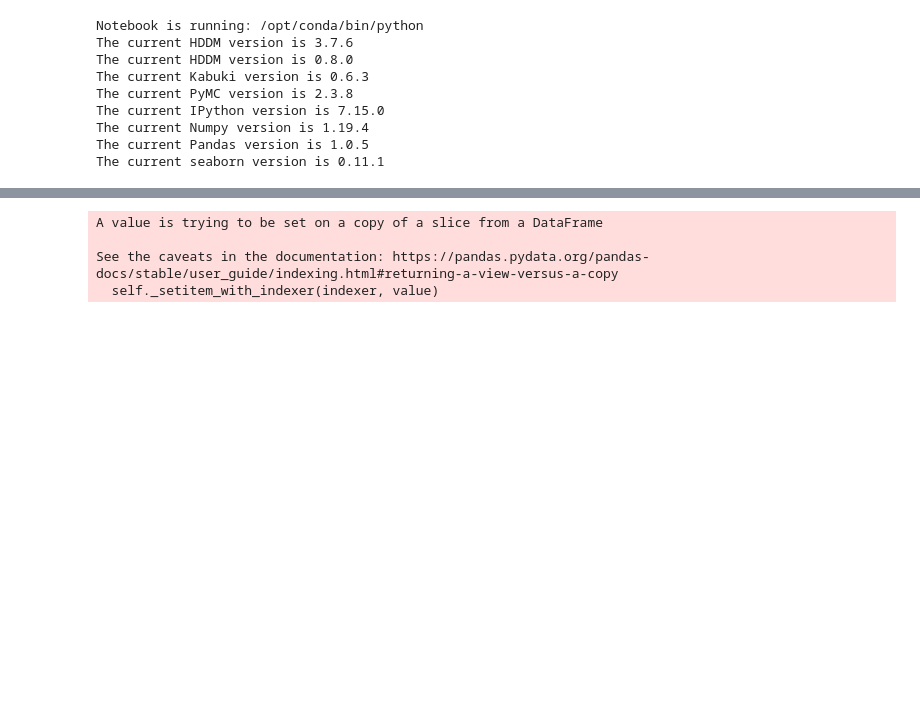
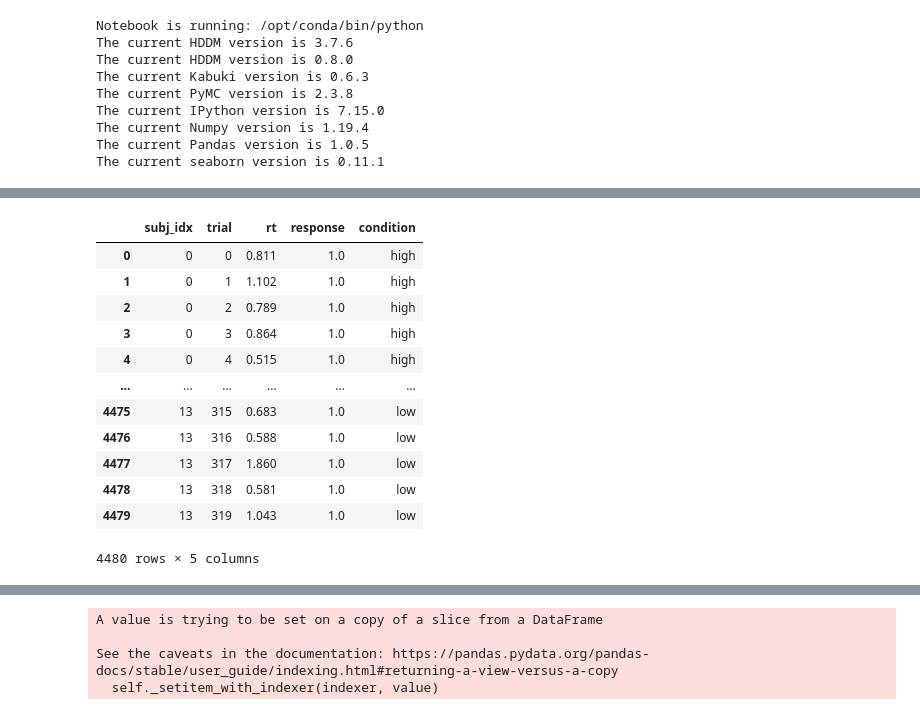
Before and after one commit to hcp4715/dockerHDDM_Guide, a Jupyter notebook: temp/HDDM_Primer_SM_Params_Recov.ipynb, the cells around one changed output, grey strips where cells are left out. Drawn from its saved outputs; the diff is of its cells as text; code cells hidden in the pictures; blank space fills up the shorter version.

```diff
--- a/temp/HDDM_Primer_SM_Params_Recov.ipynb
+++ b/temp/HDDM_Primer_SM_Params_Recov.ipynb
@@ -107,0 +139,55 @@ p_outliers = .05
+# %%
+n_trials_cond = 320/2
+
+# hyper parameters of the linear regresion
+# need to be reconsidered in the future
+
+intercept_mu = 2
+intercept_sigma = 1
+
+slope_mu = 1.2
+slope_sigma = 0.6
+
+# params_m4 = []
+sim_dataset_m4 = []
+sim_params_m4 = []
+
+for subj in range(n_subj):
+    v_high = np.random.normal(intercept_mu, intercept_sigma, 1)
+    slope_tmp = np.random.normal(slope_mu, slope_sigma, 1)
+
+    v_low = v_high + slope_tmp
+
+    params_m4_tmp = {'high': {'v':v_high,  'a':1.5, 't':.4, 'sv':0, 'z':.5, 'sz':0, 'st':0},
+                     'low' : {'v':v_low, 'a':1.5, 't':.4, 'sv':0, 'z':.5, 'sz':0, 'st':0}}
+
+
+
+    sim_dataset_m4_tmp, sim_params_m4_tmp = hddm.generate.gen_rand_data(params_m4_tmp,
+                                                                        size=n_trials_cond,
+                                                                        subjs=1)
+    # params_m4.append(params_m4_tmp)
+    sim_dataset_m4.append(sim_dataset_m4_tmp)
+    sim_params_m4.append(sim_params_m4_tmp)
+
+
+sim_dataset_m4 = pd.concat(sim_dataset_m4, names=['subj_idx'], keys=list(range(len(sim_dataset_m4))))
+sim_dataset_m4.drop('subj_idx', axis=1, inplace=True)
+sim_dataset_m4.reset_index(inplace=True)
+sim_dataset_m4.rename(columns = {'level_1':'trial'}, inplace = True)
+# %%
+sim_dataset_m4
+# %% [output]
+|  | subj_idx | trial | rt | response | condition |
+| 0 | 0 | 0 | 0.811 | 1.0 | high |
+| 1 | 0 | 1 | 1.102 | 1.0 | high |
+| 2 | 0 | 2 | 0.789 | 1.0 | high |
+| 3 | 0 | 3 | 0.864 | 1.0 | high |
+| 4 | 0 | 4 | 0.515 | 1.0 | high |
+| ... | ... | ... | ... | ... | ... |
+| 4475 | 13 | 315 | 0.683 | 1.0 | low |
+| 4476 | 13 | 316 | 0.588 | 1.0 | low |
+| 4477 | 13 | 317 | 1.860 | 1.0 | low |
+| 4478 | 13 | 318 | 0.581 | 1.0 | low |
+| 4479 | 13 | 319 | 1.043 | 1.0 | low |
+4480 rows × 5 columns
```
Also changed, not shown: parts of 24 cells of this notebook.
